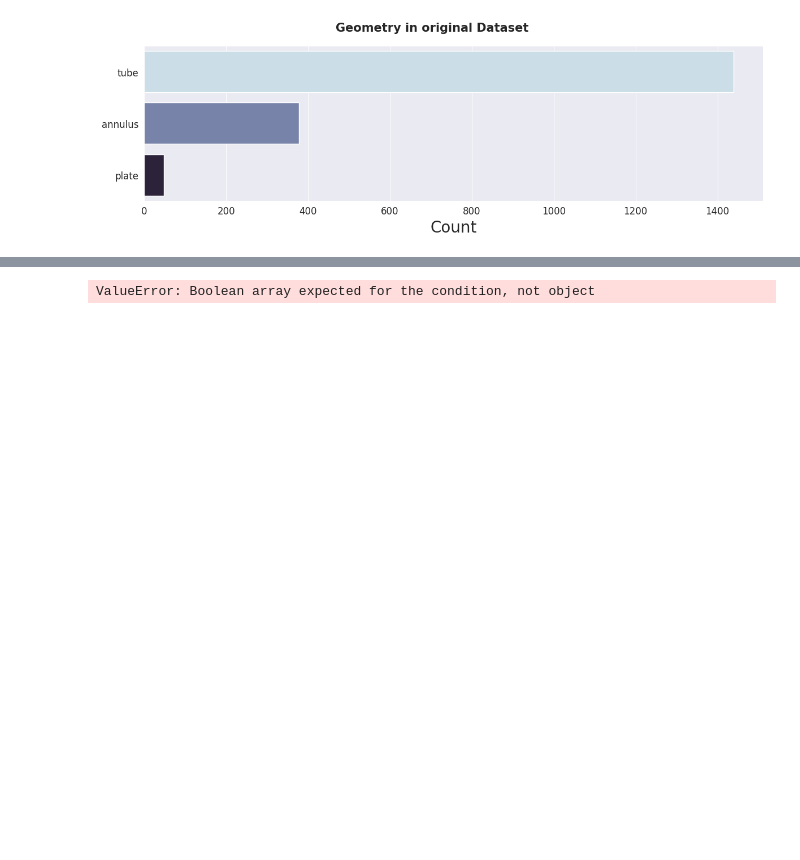
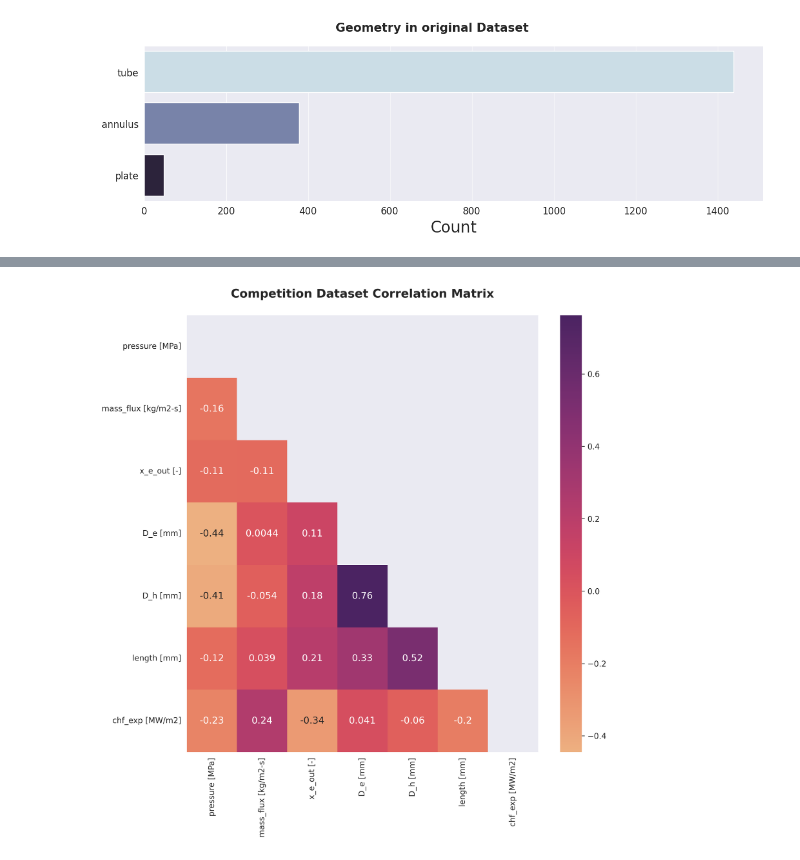
Before and after one commit to averma111/Kaggle_Competition, a Jupyter notebook: pytorch-ps3e15-regression.ipynb, the cells around one changed output, grey strips where cells are left out. Drawn from its saved outputs; the diff is of its cells as text; code cells hidden in the pictures; blank space fills up the shorter version.

```diff
--- a/pytorch-ps3e15-regression.ipynb
+++ b/pytorch-ps3e15-regression.ipynb
@@ -82,8 +82,9 @@ sns.histplot(original,x='x_e_out [-]',color='b')
 <AxesSubplot: xlabel='x_e_out [-]', ylabel='Count'>
 [figure]
 # %%
-def numerical_features(df):
+def get_numerical_features(df):
     numerical_feature = df.select_dtypes(include=['float64'])
     return numerical_feature
 
-numerical_features = numerical_features(data)
+numerical_features = get_numerical_features(data)
+numerical_features.head()
@@ -143,9 +168,9 @@ def show_correlation(dataset, column_name,cmap):
     mask = np.zeros_like(corr)
     mask[np.triu_indices_from(mask)] = True
     sns.heatmap(corr, mask = mask, cmap = cmap, annot = True, annot_kws = {'size' : 12})
-    plt.title(f'{column_name.tittle()} Dataset Correlation Matrix\n', fontsize = 15, weight = 'bold')
+    plt.title(f'{column_name} Dataset Correlation Matrix\n', fontsize = 15, weight = 'bold')
     plt.show()
 # %%
-show_correlation(data[numerical_features],'flare')
+show_correlation(data[numerical_features.columns],'Competition','flare')
 # %% [output]
-ValueError: Boolean array expected for the condition, not object
+[figure, added]
```
Also changed, not shown: parts of 7 cells of this notebook.
